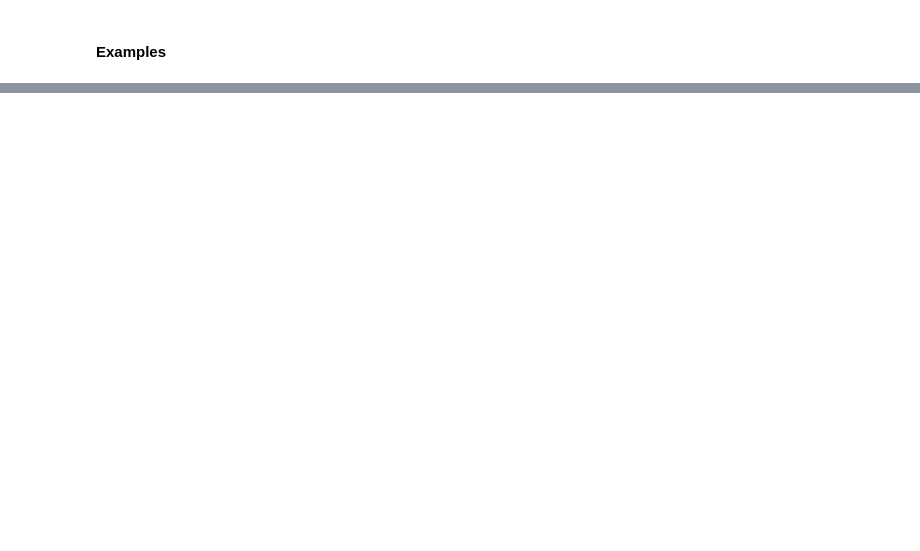
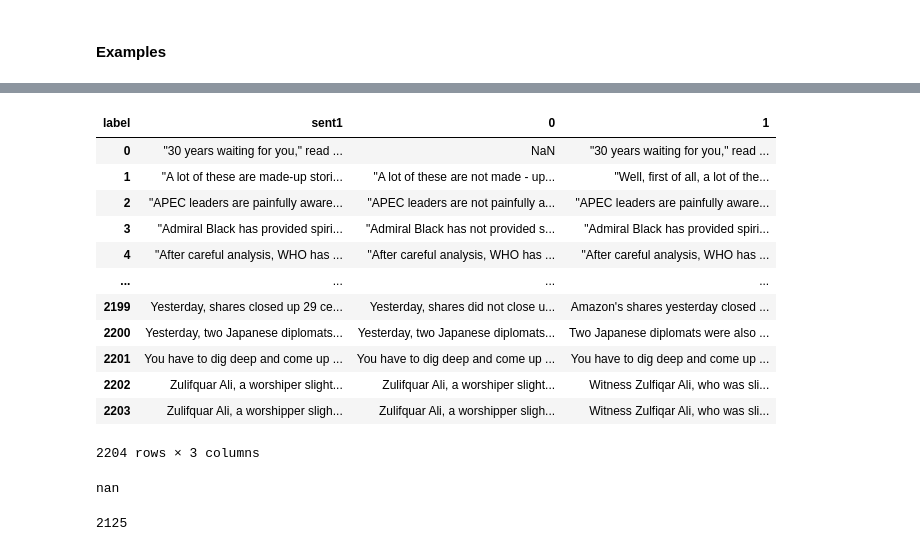
Before and after one commit to ZAMERT/sentence-embedding-robustness, a Jupyter notebook: semantic_robustness_evaluation.ipynb, the cells around one changed output, grey strips where cells are left out. Saved outputs shown, nothing was run; the diff lists cells and outputs as text; code cells hidden in the pictures; blank space fills up the shorter version.

```diff
--- a/semantic_robustness_evaluation.ipynb
+++ b/semantic_robustness_evaluation.ipynb
@@ -1024,0 +1124,31 @@ sample_df
+# %%
+triplet_df = (
+    train_df
+    .pivot_table(
+        index = 'sent1',
+        columns = 'label',
+        values = 'sent2',
+        aggfunc = lambda x: x.sample(1, random_state=42).iloc[0]
+    )
+    .reset_index()
+)
+# %%
+triplet_df
+# %% [output]
+| label | sent1 | 0 | 1 |
+| 0 | "30 years waiting for you," read ... | NaN | "30 years waiting for you," read ... |
+| 1 | "A lot of these are made-up stori... | "A lot of these are not made - up... | "Well, first of all, a lot of the... |
+| 2 | "APEC leaders are painfully aware... | "APEC leaders are not painfully a... | "APEC leaders are painfully aware... |
+| 3 | "Admiral Black has provided spiri... | "Admiral Black has not provided s... | "Admiral Black has provided spiri... |
+| 4 | "After careful analysis, WHO has ... | "After careful analysis, WHO has ... | "After careful analysis, WHO has ... |
+| ... | ... | ... | ... |
+| 2199 | Yesterday, shares closed up 29 ce... | Yesterday, shares did not close u... | Amazon's shares yesterday closed ... |
+| 2200 | Yesterday, two Japanese diplomats... | Yesterday, two Japanese diplomats... | Two Japanese diplomats were also ... |
+| 2201 | You have to dig deep and come up ... | You have to dig deep and come up ... | You have to dig deep and come up ... |
+| 2202 | Zulifquar Ali, a worshiper slight... | Zulifquar Ali, a worshiper slight... | Witness Zulfiqar Ali, who was sli... |
+| 2203 | Zulifquar Ali, a worshipper sligh... | Zulifquar Ali, a worshipper sligh... | Witness Zulfiqar Ali, who was sli... |
+2204 rows × 3 columns
+# %%
+triplet_df[0][0]
+# %% [output]
+nan
@@ -1024,0 +1166,4 @@ sample_df
+# %%
+print(len(triplet_examples))
+# %% [output]
+2125
```
Also changed, not shown: parts of 70 cells of this notebook.
